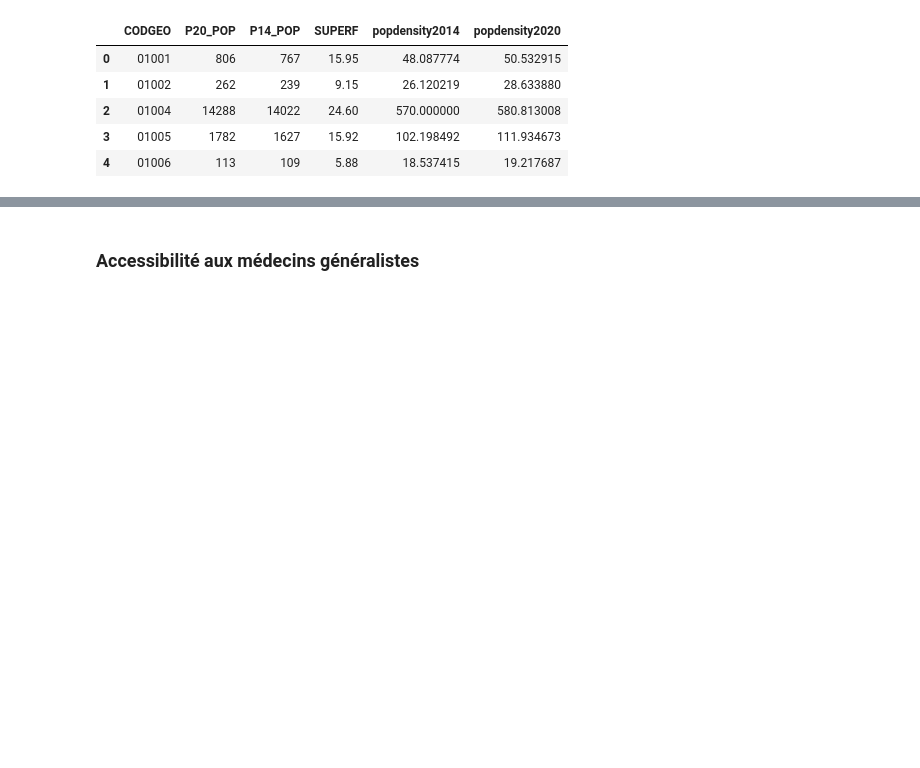
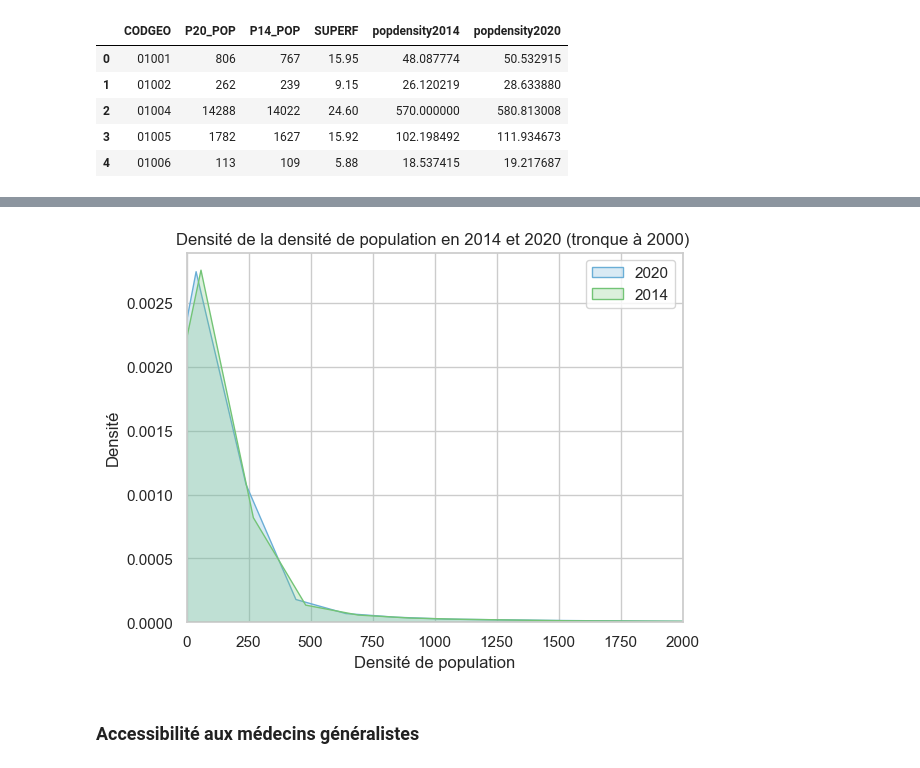
Before and after one commit to pwisniewski-econ/interestnpy, a Jupyter notebook: notebook_french.ipynb, the cells around one changed output, grey strips where cells are left out. Cells and saved outputs as stored; diff of their text form; code cells hidden in the pictures; blank space fills up the shorter version.

```diff
--- a/notebook_french.ipynb
+++ b/notebook_french.ipynb
@@ -428,3 +450,16 @@ densite.head()
+# %%
+#Densité de population en 2014 et 2020 par commune avec plot tronqué
+plt.subplot
+sns.kdeplot(densite[["popdensity2020"]], fill=True, label= "2020",palette='Blues')
+sns.kdeplot(densite[["popdensity2014"]], fill=True, label = "2014",palette='Greens')
+plt.xlabel('Densité de population')
+plt.ylabel('Densité')
+plt.legend()
+plt.title('Densité de la densité de population en 2014 et 2020 (tronque à 2000) ')
+plt.xlim(0,2000)
+plt.show()
+# %% [output]
+[figure, added]
 # %%
 #MERGE INCOME2014_2019 AND DENSITE
 control_var = pd.merge(income2014_2019,densite,how="inner",on=["CODGEO"])
```
Also changed, not shown: parts of 2 cells of this notebook.
